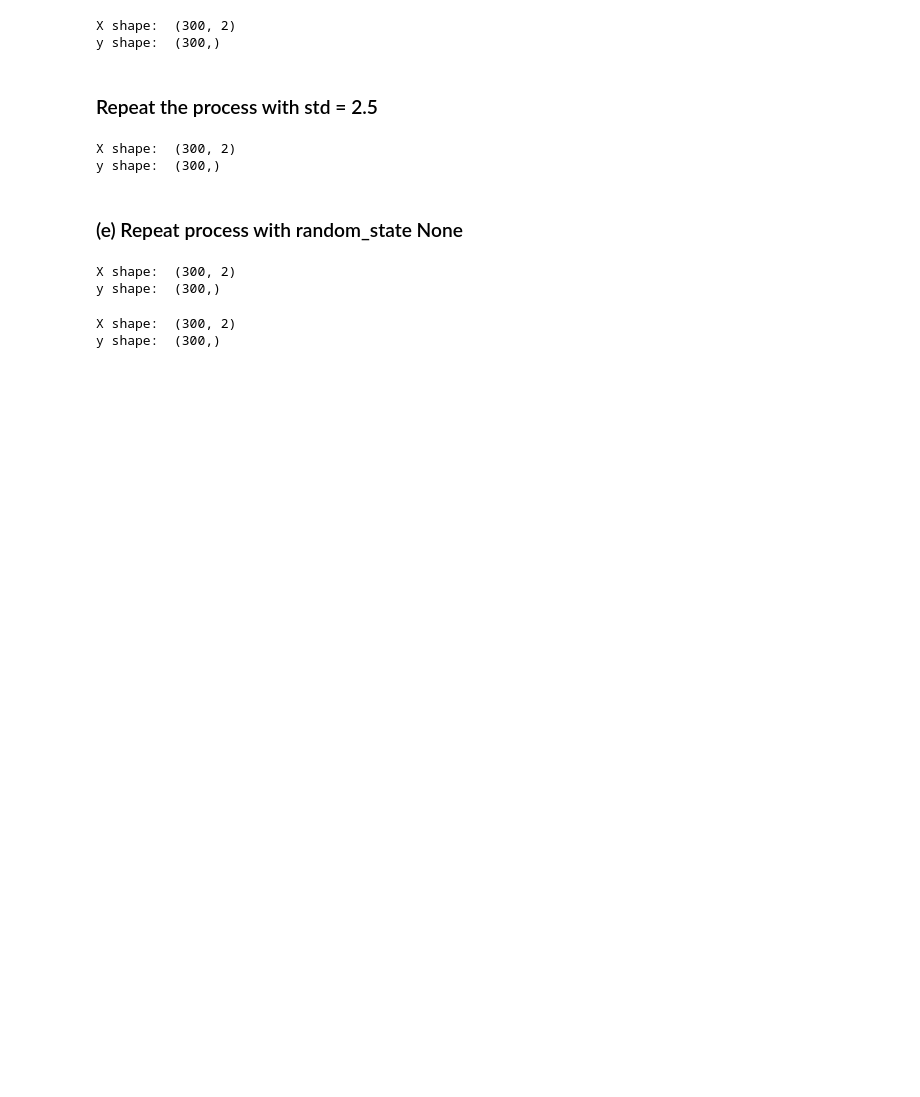
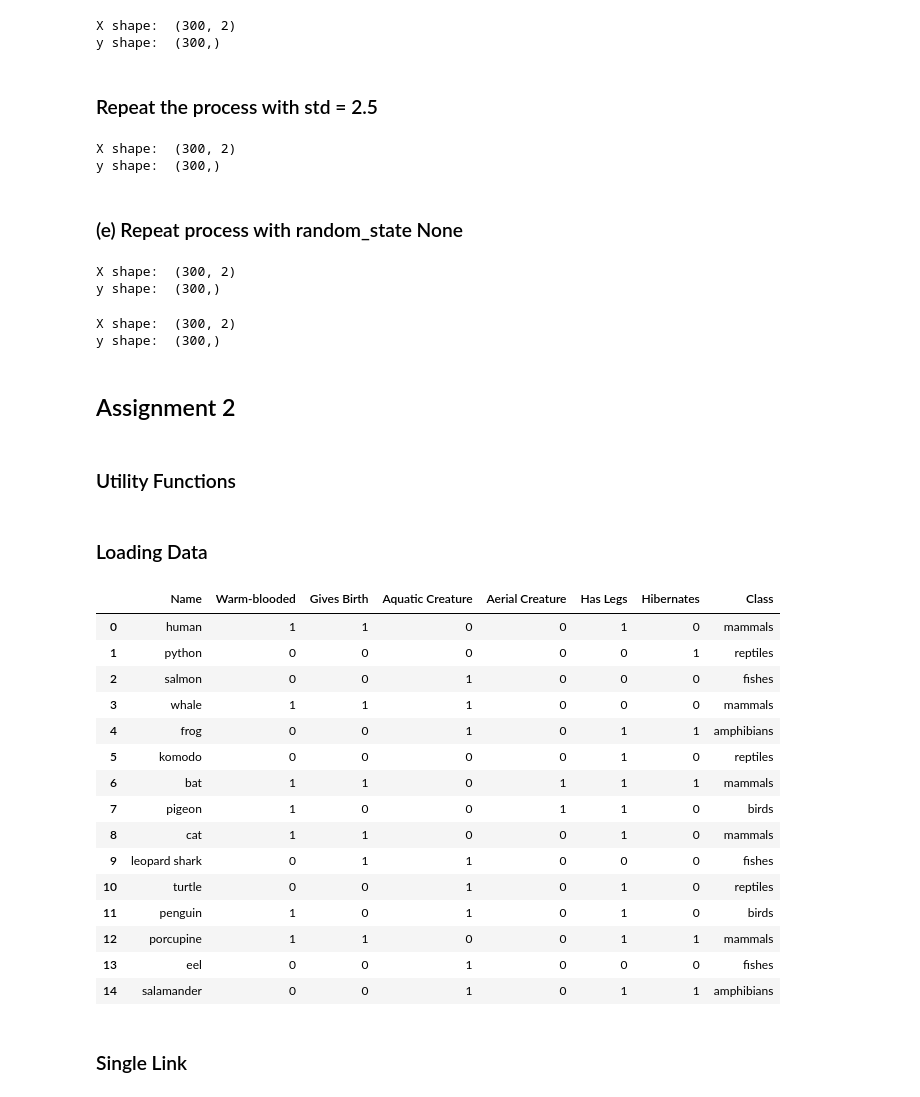
Before and after one commit to yadderace/ai-labs, a Jupyter notebook: data-mining/lab4/main.ipynb, the cells around one changed output. Drawn from its saved outputs; the diff is of its cells as text; code cells hidden in the pictures; blank space fills up the shorter version.

```diff
--- a/data-mining/lab4/main.ipynb
+++ b/data-mining/lab4/main.ipynb
@@ -284,3 +288,7 @@ X shape:  (300, 2)
 y shape:  (300,)
 # %%
 plot_elbow_method(sse, K)
+# %% [markdown]
+## Assignment 2
+# %% [markdown]
+### Utility Functions
@@ -286,0 +311,23 @@ plot_elbow_method(sse, K)
+# %% [markdown]
+### Loading Data
+# %%
+# Load the data
+data = pd.read_csv('vertebrate.csv')
+data.head(20)
+# %% [output]
+|  | Name | Warm-blooded | Gives Birth | Aquatic Creature | Aerial Creature | Has Legs | Hibernates | Class |
+| 0 | human | 1 | 1 | 0 | 0 | 1 | 0 | mammals |
+| 1 | python | 0 | 0 | 0 | 0 | 0 | 1 | reptiles |
+| 2 | salmon | 0 | 0 | 1 | 0 | 0 | 0 | fishes |
+| 3 | whale | 1 | 1 | 1 | 0 | 0 | 0 | mammals |
+| 4 | frog | 0 | 0 | 1 | 0 | 1 | 1 | amphibians |
+| 5 | komodo | 0 | 0 | 0 | 0 | 1 | 0 | reptiles |
+| 6 | bat | 1 | 1 | 0 | 1 | 1 | 1 | mammals |
+| 7 | pigeon | 1 | 0 | 0 | 1 | 1 | 0 | birds |
+| 8 | cat | 1 | 1 | 0 | 0 | 1 | 0 | mammals |
+| 9 | leopard shark | 0 | 1 | 1 | 0 | 0 | 0 | fishes |
+| 10 | turtle | 0 | 0 | 1 | 0 | 1 | 0 | reptiles |
+| 11 | penguin | 1 | 0 | 1 | 0 | 1 | 0 | birds |
+| 12 | porcupine | 1 | 1 | 0 | 0 | 1 | 1 | mammals |
+| 13 | eel | 0 | 0 | 1 | 0 | 0 | 0 | fishes |
+| 14 | salamander | 0 | 0 | 1 | 0 | 1 | 1 | amphibians |
@@ -286,0 +344,2 @@ plot_elbow_method(sse, K)
+# %% [markdown]
+### Single Link
```
Also changed, not shown: parts of 11 cells of this notebook, 3 other files.
